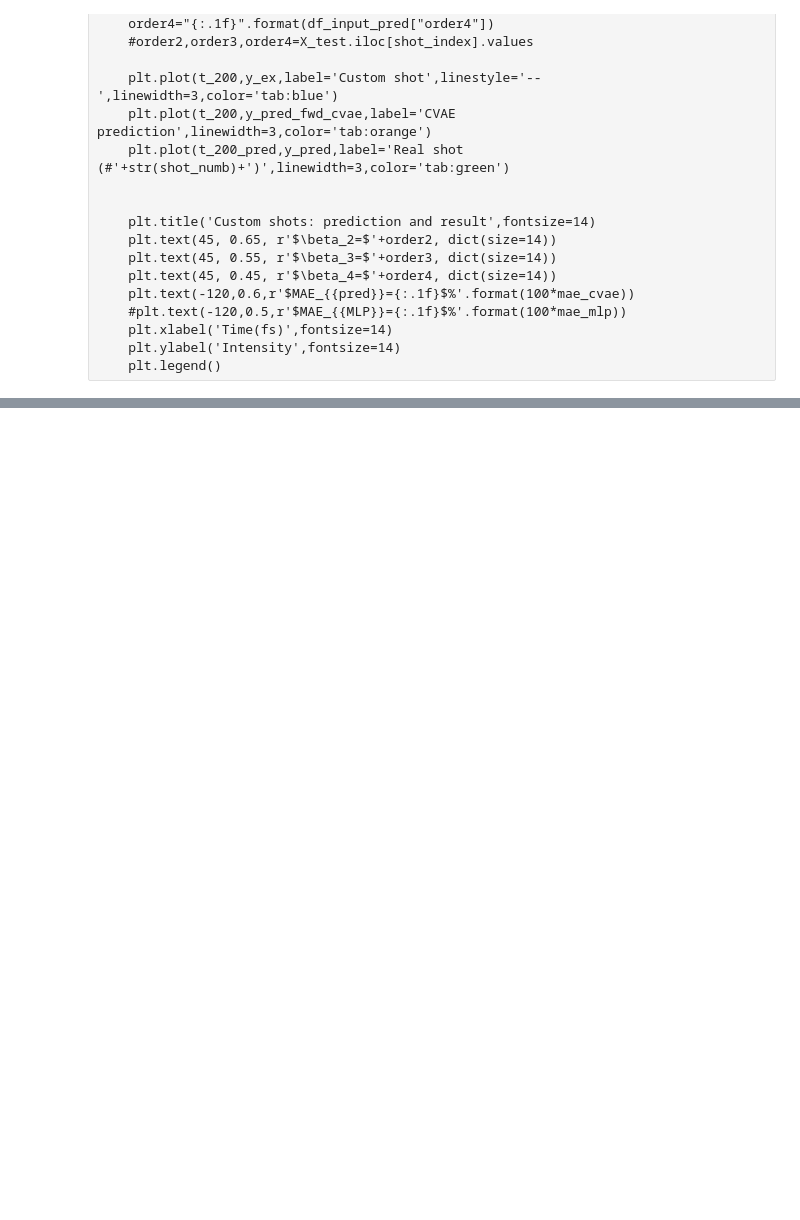
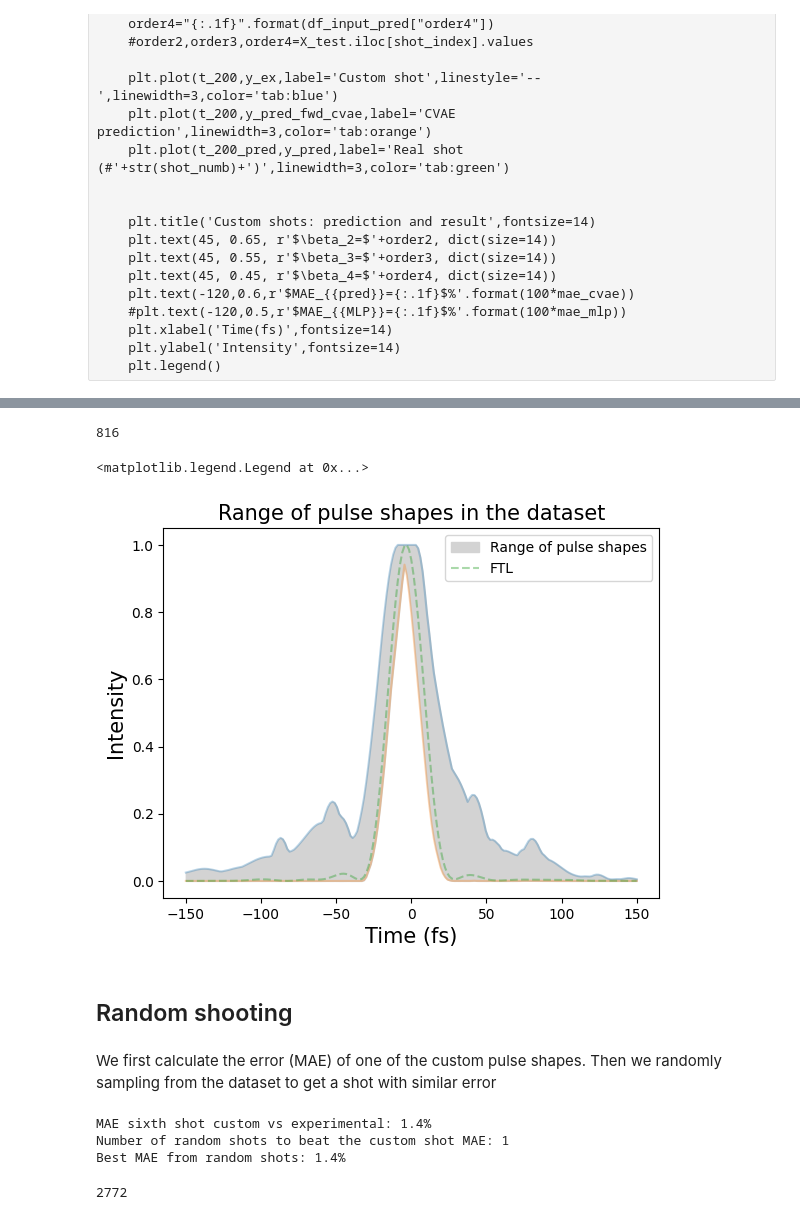
Before and after one commit to javierhndev/laps-ml, a Jupyter notebook: exp-ml-250520b.ipynb, the cells around one changed output, grey strips where cells are left out. Drawn from its saved outputs; the diff is of its cells as text; code cells hidden in the pictures; blank space fills up the shorter version.

Commit message:
Updated after first review

```diff
--- a/exp-ml-250520b.ipynb
+++ b/exp-ml-250520b.ipynb
@@ -858,0 +1012,62 @@ pred_cust_cvae(y_cust_shot_4,y_pred_4,meta_pred_4,
+# %%
+#define a reference shot close to the FTL (o2=35000, o3=0, and o4=-4.5e6)
+#for example 230060
+shot_ftl=230060
+ref_index=df_input_reduced[df_input_reduced['shot number']==shot_ftl].index.values[0]
+print(ref_index)
+ftl_shot=df_pulse_200_reduced.iloc[ref_index]
+# %% [output]
+816
+# %%
+#get the maximum of each column
+max_values=df_pulse_200_reduced.max()
+min_values=df_pulse_200_reduced.min()
+#fill between the max and min values
+plt.fill_between(t_200,max_values,min_values,color='lightgrey',label='Range of pulse shapes')
+
+plt.plot(t_200,max_values,alpha=0.3)
+plt.plot(t_200,min_values,alpha=0.3)
+plt.plot(t_200,ftl_shot,label='FTL',linestyle='--',alpha=0.4,color='tab:green')
+plt.xlabel('Time (fs)',size=15)
+plt.ylabel('Intensity',size=15)
+plt.title('Range of pulse shapes in the dataset',size=15)
+plt.legend()
+# %% [output]
+<matplotlib.legend.Legend at 0x...>
+[figure, added]
+# %% [markdown]
+## Random shooting
+# %% [markdown]
+We first calculate the error (MAE) of one of the custom pulse shapes. Then we randomly sampling from the dataset to get a shot with similar error
+# %%
+#Take the sixth shot
+y_cust_shot=y_cust_shot_1 #6
+pred_shot_index=0#20
+
+y_pred=df_pulse_200_pred.iloc[pred_shot_index]
+#calculate the MAE from custom shot vs experimental shot
+mae_pred=abs(y_cust_shot-y_pred)
+mae_pred=mae_pred.sum()/len(y_cust_shot)
+print('MAE sixth shot custom vs experimental: {:.1f}%'.format(100*mae_pred))
+
+mae_rand=10000.0
+counter=0
+while mae_rand>mae_pred and counter<len(df_pulse_200_reduced):
+    counter+=1
+    #select a random shot
+    rand_index=np.random.randint(0,len(df_pulse_200_reduced)-1)
+    y_rand=df_pulse_200_reduced.iloc[rand_index]
+    mae_rand_temp=abs(y_cust_shot-y_rand)
+    mae_rand_temp=mae_rand_temp.sum()/len(y_cust_shot)
+    if mae_rand_temp<mae_rand:
+        mae_rand=mae_rand_temp
+print('Number of random shots to beat the custom shot MAE: {}'.format(counter))
+print('Best MAE from random shots: {:.1f}%'.format(100*mae_rand))
+# %% [output]
+MAE sixth shot custom vs experimental: 1.4%
+Number of random shots to beat the custom shot MAE: 1
+Best MAE from random shots: 1.4%
+# %%
+len(df_pulse_200)
+# %% [output]
+2772
```
Also changed, not shown: parts of 25 cells of this notebook, 4 other files.
